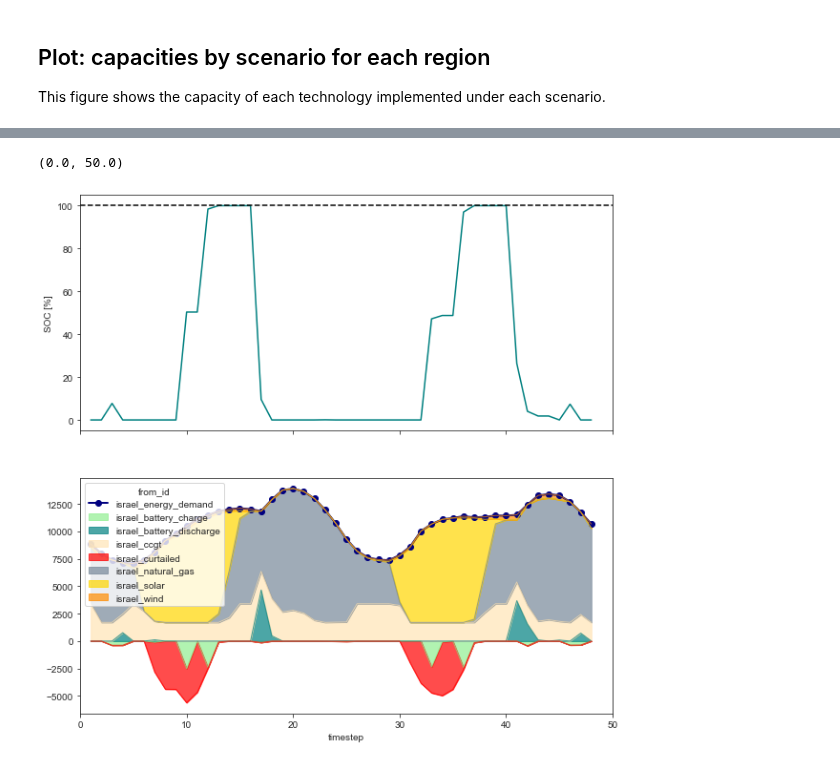
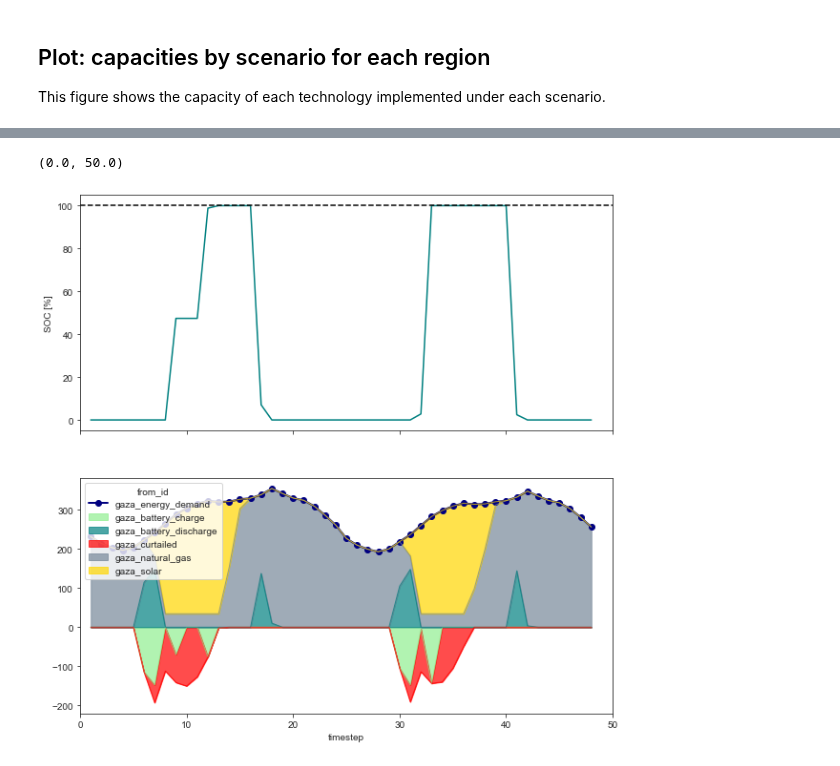
Before and after one commit to amanmajid/nextra, a Jupyter notebook: analysis/icae_results.ipynb, the cells around one changed output, grey strips where cells are left out. Cells and saved outputs as stored; diff of their text form; code cells hidden in the pictures.

```diff
--- a/analysis/icae_results.ipynb
+++ b/analysis/icae_results.ipynb
@@ -304,14 +304,14 @@ f.savefig('../outputs/figures/supp_capacity_by_scenario.pdf',bbox_inches='tight'
 # %%
 scenario = 'NCO'
-region = 'israel'
-node = 'israel_battery_storage'
+region = 'gaza'
+node = 'gaza_battery_storage'
 
 f,ax = plt.subplots(figsize=(10,10),nrows=2,ncols=1,sharex=True)
 
 results[scenario].plot_battery_storage_volume(node=node,days=2,month=1,ax=ax[0])
-results[scenario].plot_supply_curve(region='israel',days=2,month=1,ax=ax[1])
+results[scenario].plot_supply_curve(region=region,days=2,month=1,ax=ax[1])
 
 ax[1].set_xlim([0,50])
 # %% [output]
 (0.0, 50.0)
-[figure, old version]
+[figure, new version]
```
Also changed, not shown: parts of 3 cells of this notebook, 16 other files.
